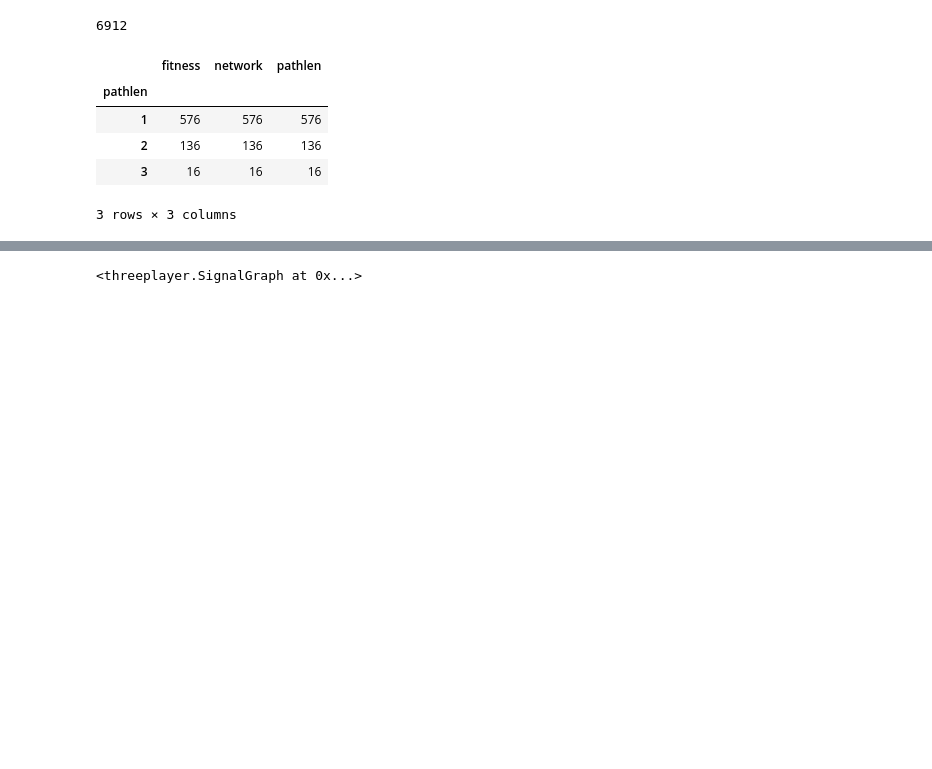
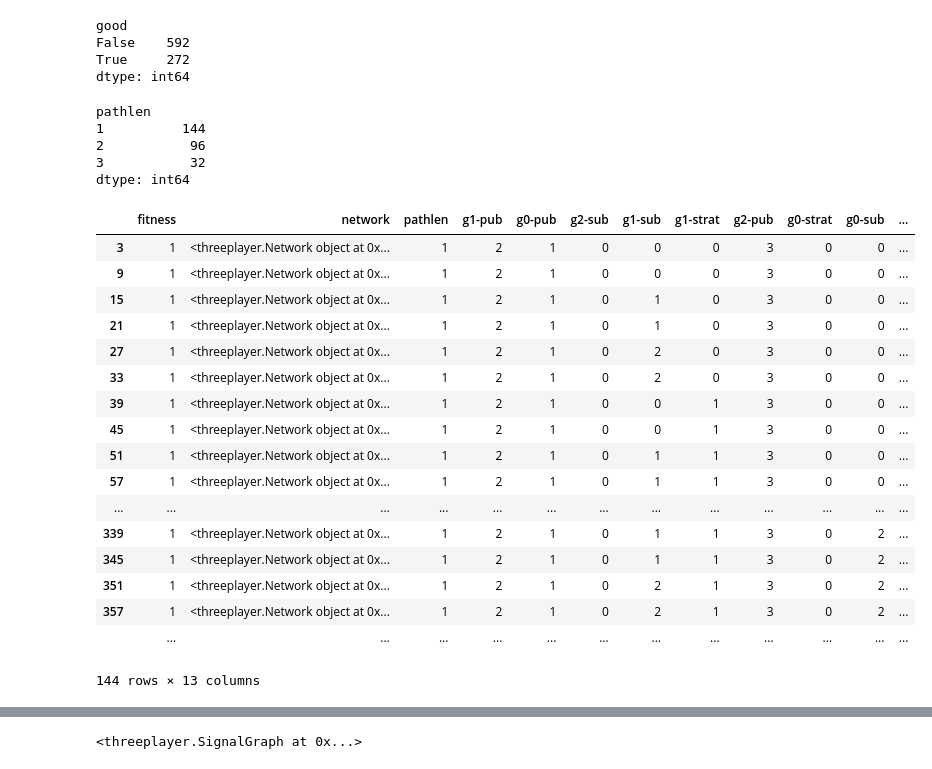
Before and after one commit to brettc/bricolage, a Jupyter notebook: analyse-three.ipynb, the cells around one changed output, grey strips where cells are left out. Saved outputs shown, nothing was run; the diff lists cells and outputs as text; code cells hidden in the pictures; blank space fills up the shorter version.

```diff
--- a/analyse-three.ipynb
+++ b/analyse-three.ipynb
@@ -21,17 +47,42 @@ allp = AllPossible(params, t)
+# %%
+df['good'] = df['fitness'] == 1.0
+df.groupby('good')['network'].count()
+# %% [output]
+good
+False    592
+True     272
+dtype: int64
 # %%
-df = allp.get_dataframe()
-print len(df)
 dfgood = df.dropna()
 bygroup = dfgood.groupby('pathlen')
-bygroup.count()
+bygroup['network'].count()
 # %% [output]
-6912
+pathlen
+1          144
+2           96
+3           32
+dtype: int64
-|  | fitness | network | pathlen |
-| pathlen |  |  |  |
-| 1 | 576 | 576 | 576 |
-| 2 | 136 | 136 | 136 |
-| 3 | 16 | 16 | 16 |
-3 rows × 3 columns
+# %%
+dfgood.query('pathlen==1')
+# %% [output]
+|  | fitness | network | pathlen | g1-pub | g0-pub | g2-sub | g1-sub | g1-strat | g2-pub | g0-strat | g0-sub | ... |
+| 3 | 1 | <threeplayer.Network object at 0x... | 1 | 2 | 1 | 0 | 0 | 0 | 3 | 0 | 0 | ... |
+| 9 | 1 | <threeplayer.Network object at 0x... | 1 | 2 | 1 | 0 | 0 | 0 | 3 | 0 | 0 | ... |
+| 15 | 1 | <threeplayer.Network object at 0x... | 1 | 2 | 1 | 0 | 1 | 0 | 3 | 0 | 0 | ... |
+| 21 | 1 | <threeplayer.Network object at 0x... | 1 | 2 | 1 | 0 | 1 | 0 | 3 | 0 | 0 | ... |
+| 27 | 1 | <threeplayer.Network object at 0x... | 1 | 2 | 1 | 0 | 2 | 0 | 3 | 0 | 0 | ... |
+| 33 | 1 | <threeplayer.Network object at 0x... | 1 | 2 | 1 | 0 | 2 | 0 | 3 | 0 | 0 | ... |
+| 39 | 1 | <threeplayer.Network object at 0x... | 1 | 2 | 1 | 0 | 0 | 1 | 3 | 0 | 0 | ... |
+| 45 | 1 | <threeplayer.Network object at 0x... | 1 | 2 | 1 | 0 | 0 | 1 | 3 | 0 | 0 | ... |
+| 51 | 1 | <threeplayer.Network object at 0x... | 1 | 2 | 1 | 0 | 1 | 1 | 3 | 0 | 0 | ... |
+| 57 | 1 | <threeplayer.Network object at 0x... | 1 | 2 | 1 | 0 | 1 | 1 | 3 | 0 | 0 | ... |
+| ... | ... | ... | ... | ... | ... | ... | ... | ... | ... | ... | ... | ... |
+| 339 | 1 | <threeplayer.Network object at 0x... | 1 | 2 | 1 | 0 | 1 | 1 | 3 | 0 | 2 | ... |
+| 345 | 1 | <threeplayer.Network object at 0x... | 1 | 2 | 1 | 0 | 1 | 1 | 3 | 0 | 2 | ... |
+| 351 | 1 | <threeplayer.Network object at 0x... | 1 | 2 | 1 | 0 | 2 | 1 | 3 | 0 | 2 | ... |
+| 357 | 1 | <threeplayer.Network object at 0x... | 1 | 2 | 1 | 0 | 2 | 1 | 3 | 0 | 2 | ... |
+|  | ... | ... | ... | ... | ... | ... | ... | ... | ... | ... | ... | ... |
+144 rows × 13 columns
 # %%
 # fullnayb = Neighbourhood(df.network.values)
 nayb = Neighbourhood(dfgood.network.values)
```
Also changed, not shown: parts of 11 cells of this notebook, 1 other file.
